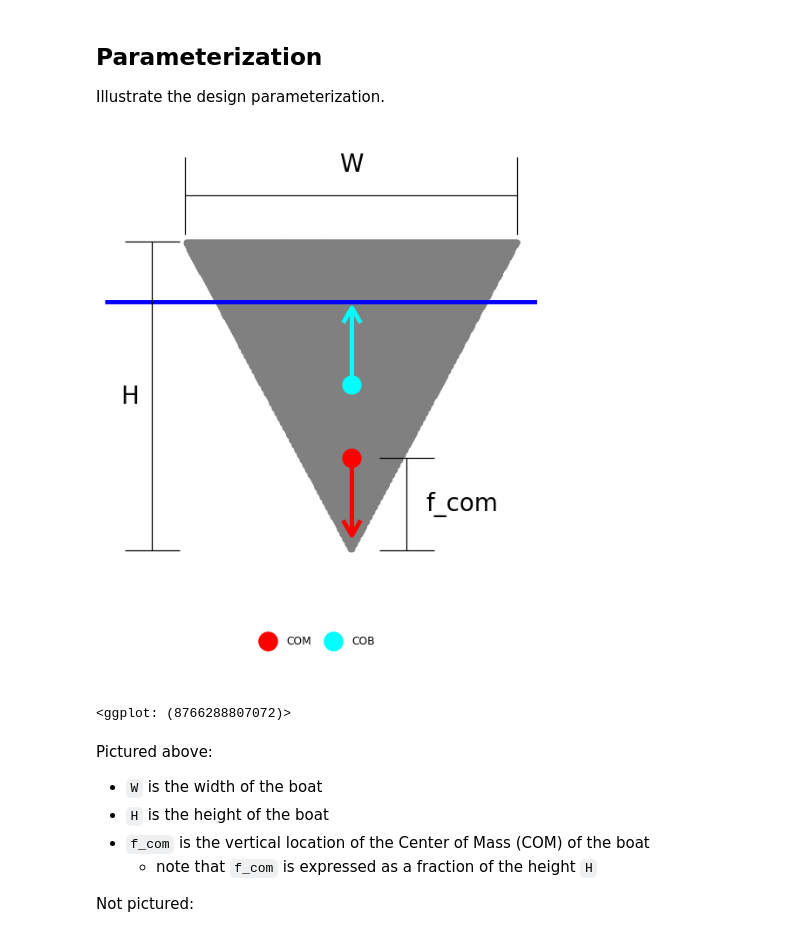
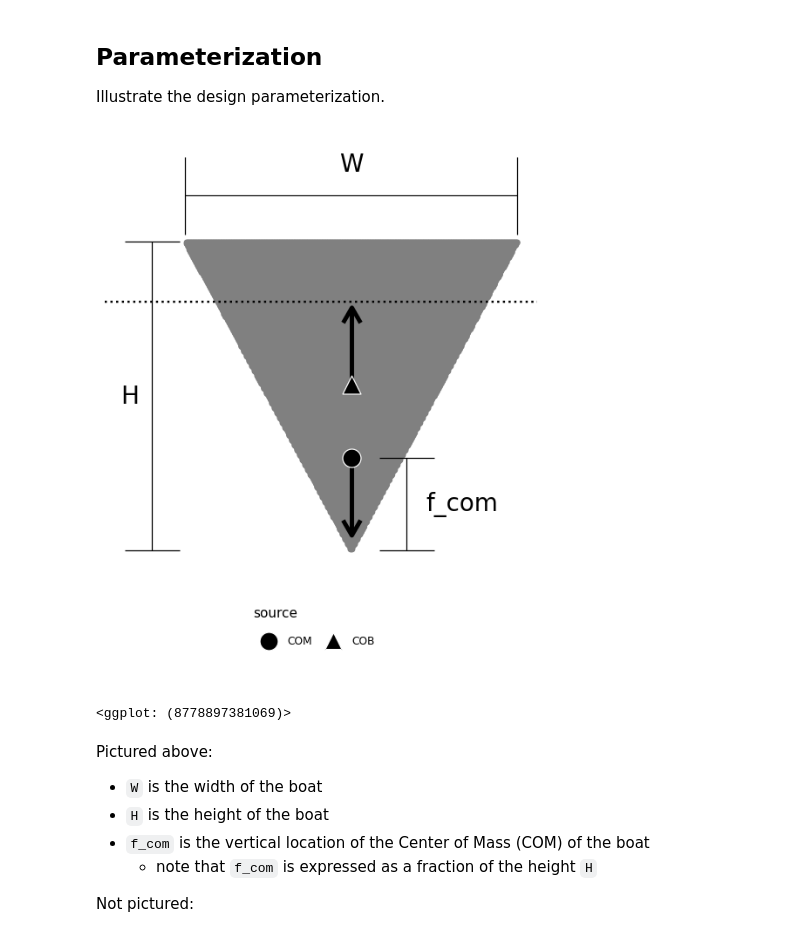
Before and after one commit to zdelrosario/boat-stability, a Jupyter notebook: 01-ema-example.ipynb, the cells around one changed output. Drawn from its saved outputs; the diff is of its cells as text; code cells hidden in the pictures.

Commit message:
make figures greyscale

```diff
--- a/01-ema-example.ipynb
+++ b/01-ema-example.ipynb
@@ -134,24 +134,11 @@ p = (
     # Hull
     + gr.geom_point(size=2, color="grey")
     # Annotation
-    + gr.geom_hline(yintercept=y_waterline, color="blue", size=2)
-    + gr.geom_point(
-        df_mass
-        >> gr.tf_mutate(source="COM"),
-        gr.aes(color="source"),
-        size=8,
-    )
-    + gr.geom_point(
-        df_waterline
-        >> gr.tf_mutate(source="COB"),
-        gr.aes("x_cob", "y_cob", color="source"),
-        size=8
-    )
+    + gr.geom_hline(yintercept=y_waterline, linetype="dotted", size=1)
     + gr.geom_segment(
         data=df_mass
         >> gr.tf_mutate(yend=DF.y - 0.5),
         mapping=gr.aes(xend="x", yend="yend"),
-        color="red",
         arrow=gr.arrow(),
         size=2,
     )
@@ -159,9 +146,24 @@ p = (
         data=df_waterline
         >> gr.tf_mutate(yend=DF.y_cob + 0.5),
         mapping=gr.aes("x_cob", "y_cob", xend="x_cob", yend="yend"),
-        color="cyan",
         arrow=gr.arrow(),
         size=2,
+    )
+    + gr.geom_point(
+        df_mass
+        >> gr.tf_mutate(source="COM"),
+        gr.aes(shape="source"),
+        color="white",
+        fill="black",
+        size=8,
+    )
+    + gr.geom_point(
+        df_waterline
+        >> gr.tf_mutate(source="COB"),
+        gr.aes("x_cob", "y_cob", shape="source"),
+        color="white",
+        fill="black",
+        size=8
     )
     ## Variable labels
     + gr.geom_errorbarh(
@@ -176,42 +178,35 @@ p = (
     + gr.geom_errorbar(
         data=gr.df_make(x=-1.8, y=0, ymin=0, ymax=2),
         mapping=gr.aes(x="x", ymin="ymin", ymax="ymax"),
     )
     + gr.annotate(
         "text",
         x=-2.0, y=1.0, label="H",
         size=20,
     )
     + gr.geom_errorbar(
         data=gr.df_make(x=+0.5, y=0, ymin=0, ymax=0.3 * 2),
         mapping=gr.aes(x="x", ymin="ymin", ymax="ymax"),
     )
     + gr.annotate(
         "text",
         x=+1.0, y=0.3, label="f_com",
         size=20,
     )
     # Settings
-    + gr.scale_color_manual(
-        name=" ",
-        values=dict(
-            COM="red",
-            COB="cyan",
-        )
-    )
     + gr.theme_void()
     + gr.theme(
         aspect_ratio=1,
         plot_background=gr.element_rect(color="white", fill="white"),
         legend_position="bottom",
     )
     + gr.labs()
 )
 p.save("images/hull-schematic-upright.png")
 p
 # %% [output]
-[figure, old version]
+[figure, new version]
-<ggplot: (8766288807072)>
+<ggplot: (8778897381069)>
 # %% [markdown]
 Pictured above:
 - `W` is the width of the boat
```
Also changed, not shown: parts of 2 cells of this notebook, 3 other files.
